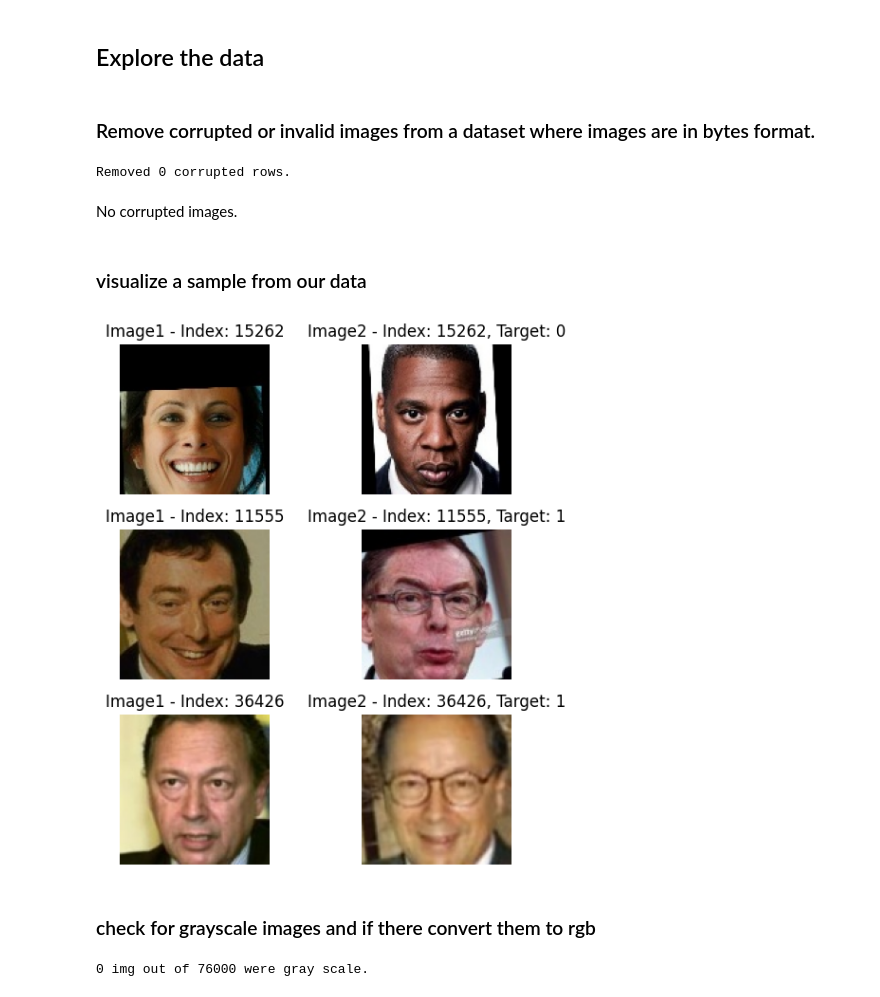
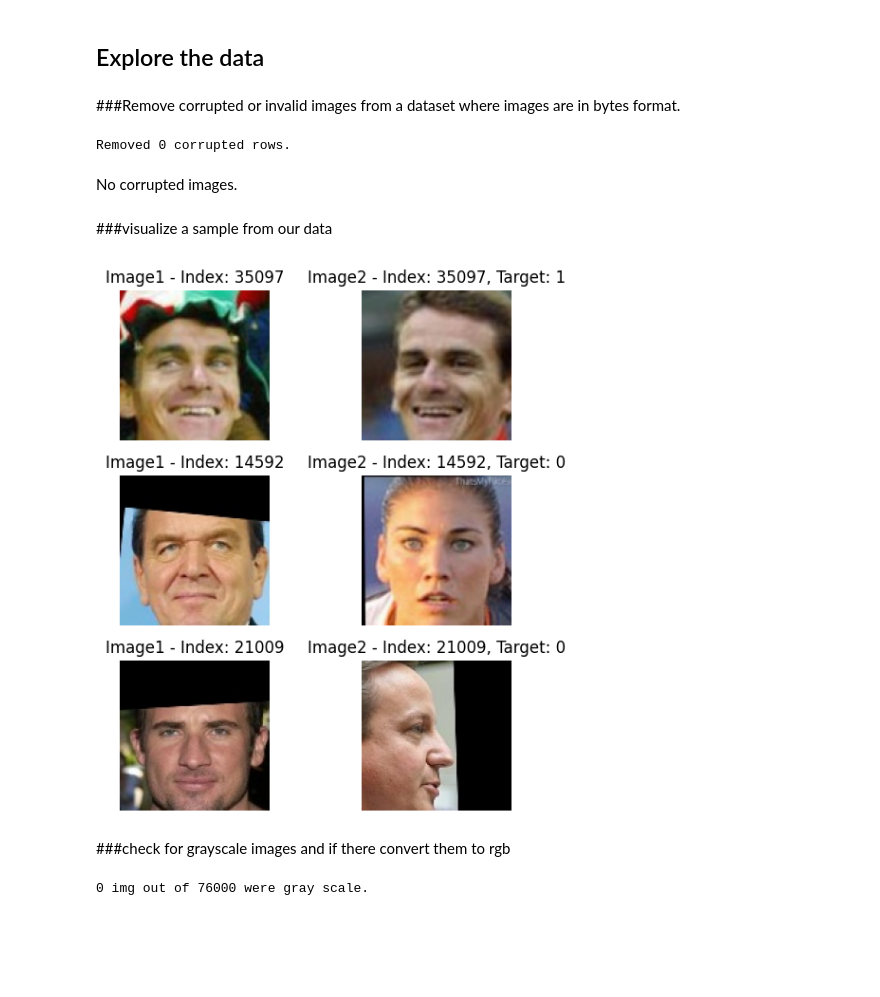
Before and after one commit to Seif-Elkerdany/Attendance_System, a Jupyter notebook: modeling/EDA/EDA_38k.ipynb, the cells around one changed output. Cells and saved outputs as stored; diff of their text form; code cells hidden in the pictures; blank space fills up the shorter version.

Commit message:
finished cleaning the 38k data set

```diff
--- a/modeling/EDA/EDA_38k.ipynb
+++ b/modeling/EDA/EDA_38k.ipynb
@@ -20,6 +30,6 @@ from utility_38k import dataCleaner_38K
 # %%
-df_38k = dataCleaner_38K.loadDF()
-print(df_38k.info())
+df = dataCleaner_38K.loadDF()
+print(df.info())
 # %% [output]
 The secret `HF_TOKEN` does not exist in your Colab secrets.
 To authenticate with the Hugging Face Hub, create a token in your settings tab (https://huggingface.co/settings/tokens), set it as secret in your Google Colab and restart your session.
@@ -42,19 +52,19 @@ None
 # %% [markdown]
 ## Explore the data
 # %% [markdown]
-### Remove corrupted or invalid images from a dataset where images are in bytes format.
+###Remove corrupted or invalid images from a dataset where images are in bytes format.
-# %%
-df_38k = dataCleaner_38K.remove_corrupted_images_bytes(dataCleaner_38K,df_38k)
-# %% [output]
-Removed 0 corrupted rows.
+# %%
+df = dataCleaner_38K.remove_corrupted_images_bytes(df)
+# %% [output]
+Removed 0 corrupted rows.
 # %% [markdown]
 No corrupted images.
 # %% [markdown]
-### visualize a sample from our data
+###visualize a sample from our data
 # %%
-dataCleaner_38K.visualize_sample(dataCleaner_38K,df_38k)
+dataCleaner_38K.visualize_sample(df)
 # %% [output]
-[figure, old version]
+[figure, new version]
 # %% [markdown]
-### check for grayscale images and if there convert them to rgb
+###check for grayscale images and if there convert them to rgb
 # %%
```
Also changed, not shown: parts of 47 cells of this notebook, 1 other file.
